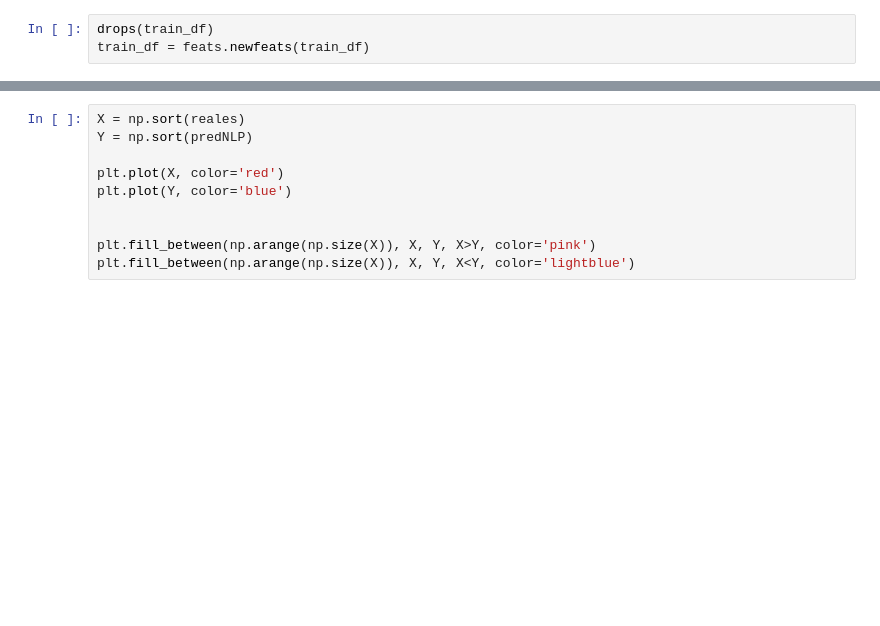
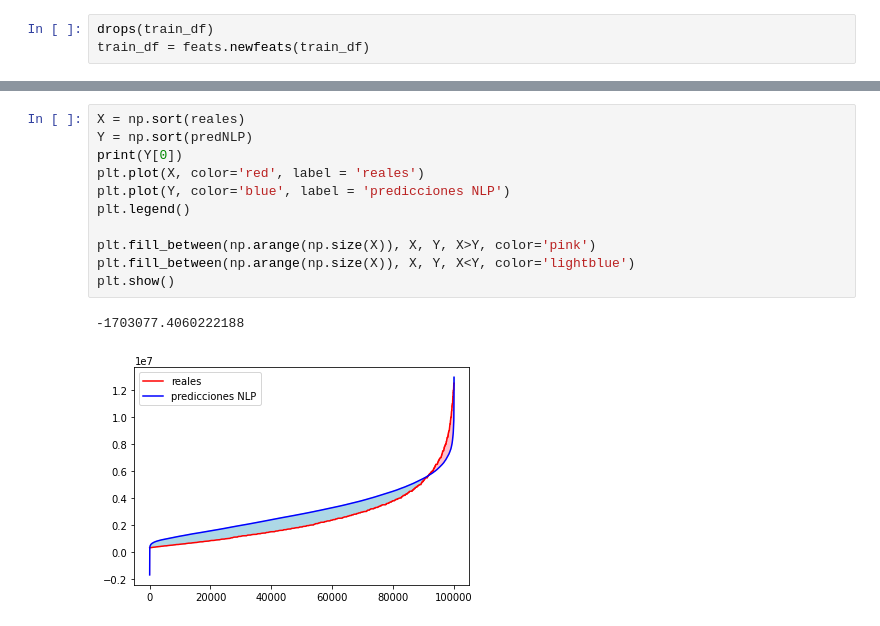
Before and after one commit to ToOrtner/Data-Analysis-properties, a Jupyter notebook: metnum-tp3-2020-1c/notebooks/exps.ipynb, the cells around one changed output, grey strips where cells are left out. Cells and saved outputs as stored; diff of their text form; blank space fills up the shorter version.

```diff
--- a/metnum-tp3-2020-1c/notebooks/exps.ipynb
+++ b/metnum-tp3-2020-1c/notebooks/exps.ipynb
@@ -53,10 +74,14 @@ plt.fill_between(np.arange(np.size(X)), X, Y, X<Y, color='lightblue')
 # %%
 X = np.sort(reales)
 Y = np.sort(predNLP)
-
-plt.plot(X, color='red')
-plt.plot(Y, color='blue')
-
+print(Y[0])
+plt.plot(X, color='red', label = 'reales')
+plt.plot(Y, color='blue', label = 'predicciones NLP')
+plt.legend()
 
 plt.fill_between(np.arange(np.size(X)), X, Y, X>Y, color='pink')
 plt.fill_between(np.arange(np.size(X)), X, Y, X<Y, color='lightblue')
+plt.show()
+# %% [output]
+-1703077.4060222188
+[figure, added]
```
Also changed, not shown: parts of 3 cells of this notebook, 3 other files.
